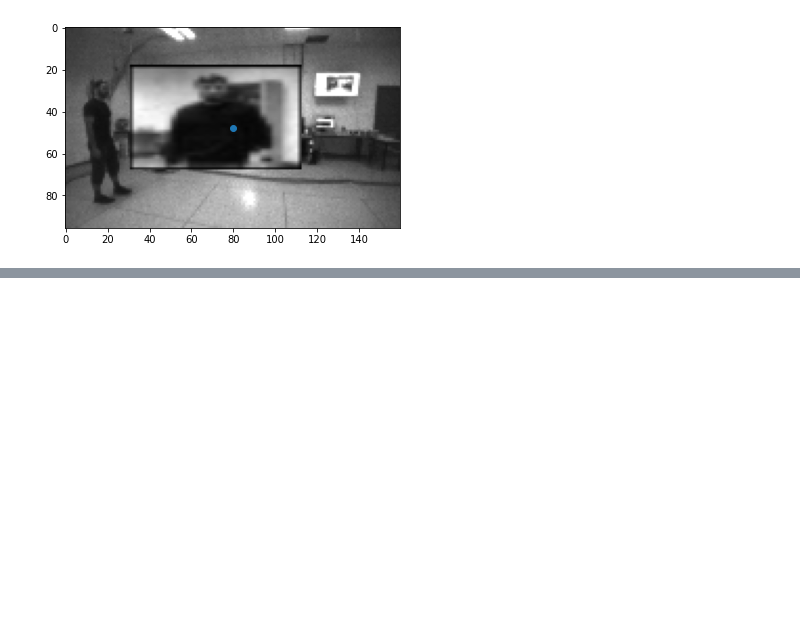
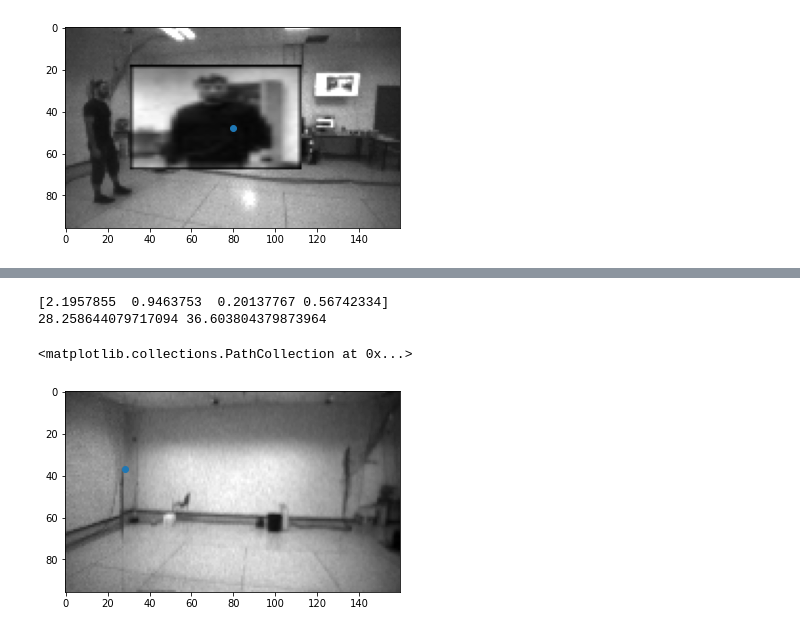
Before and after one commit to natalieh235/flying_adversarial_patch, a Jupyter notebook: misc/custom_patch.ipynb, the cells around one changed output, grey strips where cells are left out. Drawn from its saved outputs; the diff is of its cells as text; code cells hidden in the pictures; blank space fills up the shorter version.

```diff
--- a/misc/custom_patch.ipynb
+++ b/misc/custom_patch.ipynb
@@ -413,0 +904,19 @@ plt.scatter(80, 48)
+# %%
+prediction_mod = torch.stack(model(clear_img_t)).permute(1, 0, 2).squeeze(2).squeeze(0)
+output = prediction_mod.detach().squeeze(0).numpy()
+print(output)
+
+u, v, w = camera_intrinsics @ camera_extrinsics @ np.concatenate((output[:3], np.array([1])))
+img_x = u/w
+img_y = v/w
+
+print(img_x, img_y)
+# %% [output]
+[2.1957855  0.9463753  0.20137767 0.56742334]
+28.258644079717094 36.603804379873964
+# %%
+plt.imshow(clear_img, cmap='gray')
+plt.scatter(img_x, img_y)
+# %% [output]
+<matplotlib.collections.PathCollection at 0x...>
+[figure, added]
```
Also changed, not shown: parts of 67 cells of this notebook.
